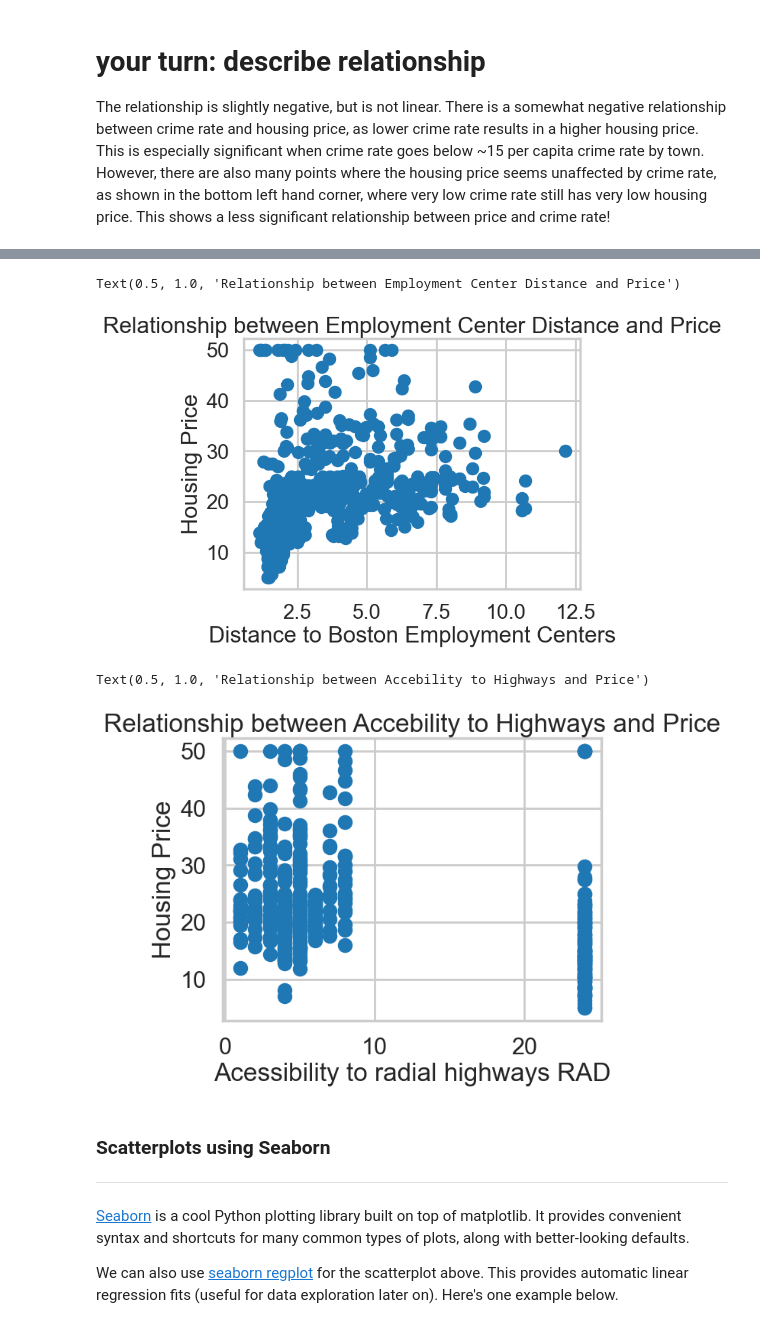
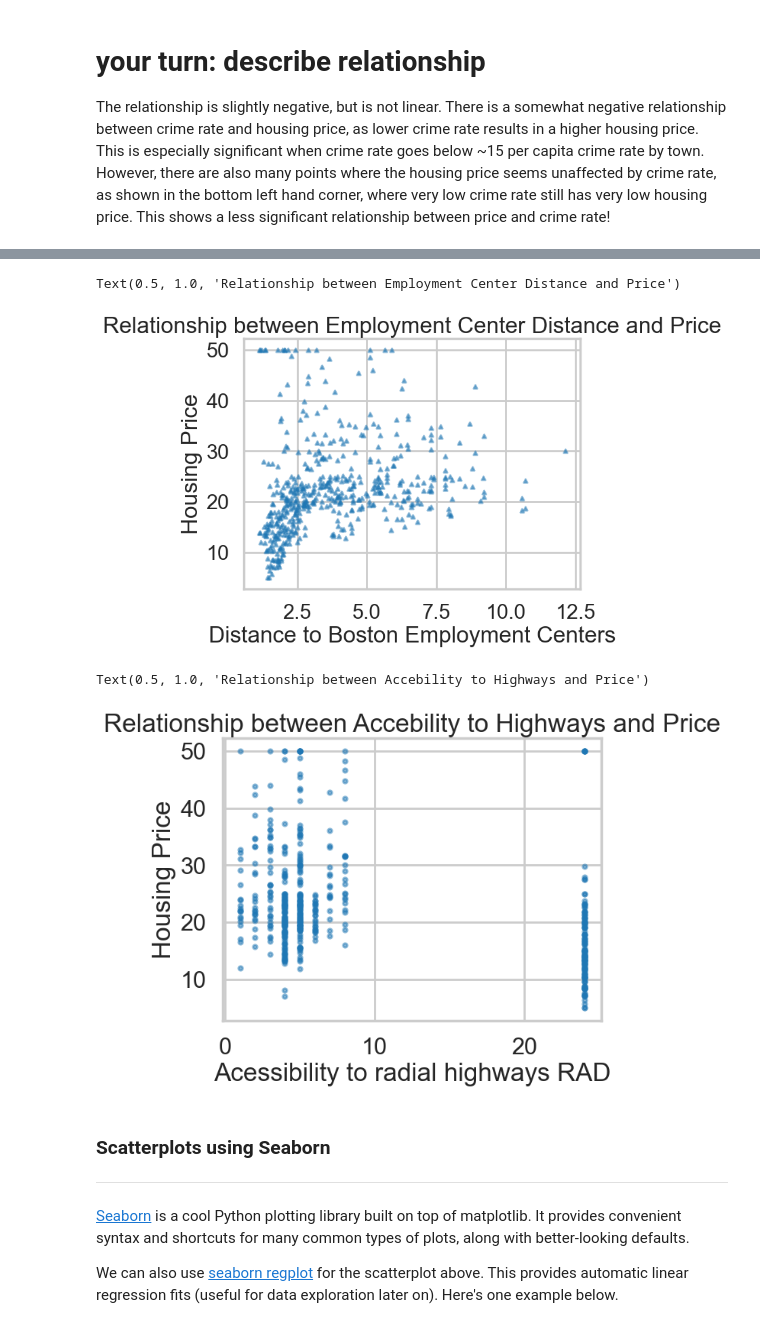
Before and after one commit to kevinjin21/mec-mini-projects, a Jupyter notebook: mec-11.4.1-linear-regression-mini-project/Mini_Project_Linear_Regression.ipynb, the cells around one changed output, grey strips where cells are left out. Cells and saved outputs as stored; diff of their text form; code cells hidden in the pictures.

```diff
--- a/mec-11.4.1-linear-regression-mini-project/Mini_Project_Linear_Regression.ipynb
+++ b/mec-11.4.1-linear-regression-mini-project/Mini_Project_Linear_Regression.ipynb
@@ -323,20 +323,20 @@ Text(0.5, 1.0, 'Relationship between PTRatio and Price')
 # %%
 # your turn: create some other scatter plots
-plt.scatter(bos.dis, bos.medv)
+plt.scatter(bos.dis, bos.medv, s=15, alpha=0.5, marker='^')
 plt.xlabel("Distance to Boston Employment Centers")
 plt.ylabel("Housing Price")
 plt.title("Relationship between Employment Center Distance and Price")
 # %% [output]
 Text(0.5, 1.0, 'Relationship between Employment Center Distance and Price')
-[figure, old version]
+[figure, new version]
 # %%
-plt.scatter(bos.rad, bos.medv)
+plt.scatter(bos.rad, bos.medv, s=15, alpha=0.5)
 plt.xlabel("Acessibility to radial highways RAD")
 plt.ylabel("Housing Price")
 plt.title("Relationship between Accebility to Highways and Price")
 # %% [output]
 Text(0.5, 1.0, 'Relationship between Accebility to Highways and Price')
-[figure, old version]
+[figure, new version]
 # %% [markdown]
 ### Scatterplots using Seaborn
 ***
```
Also changed, not shown: parts of 18 cells of this notebook.
